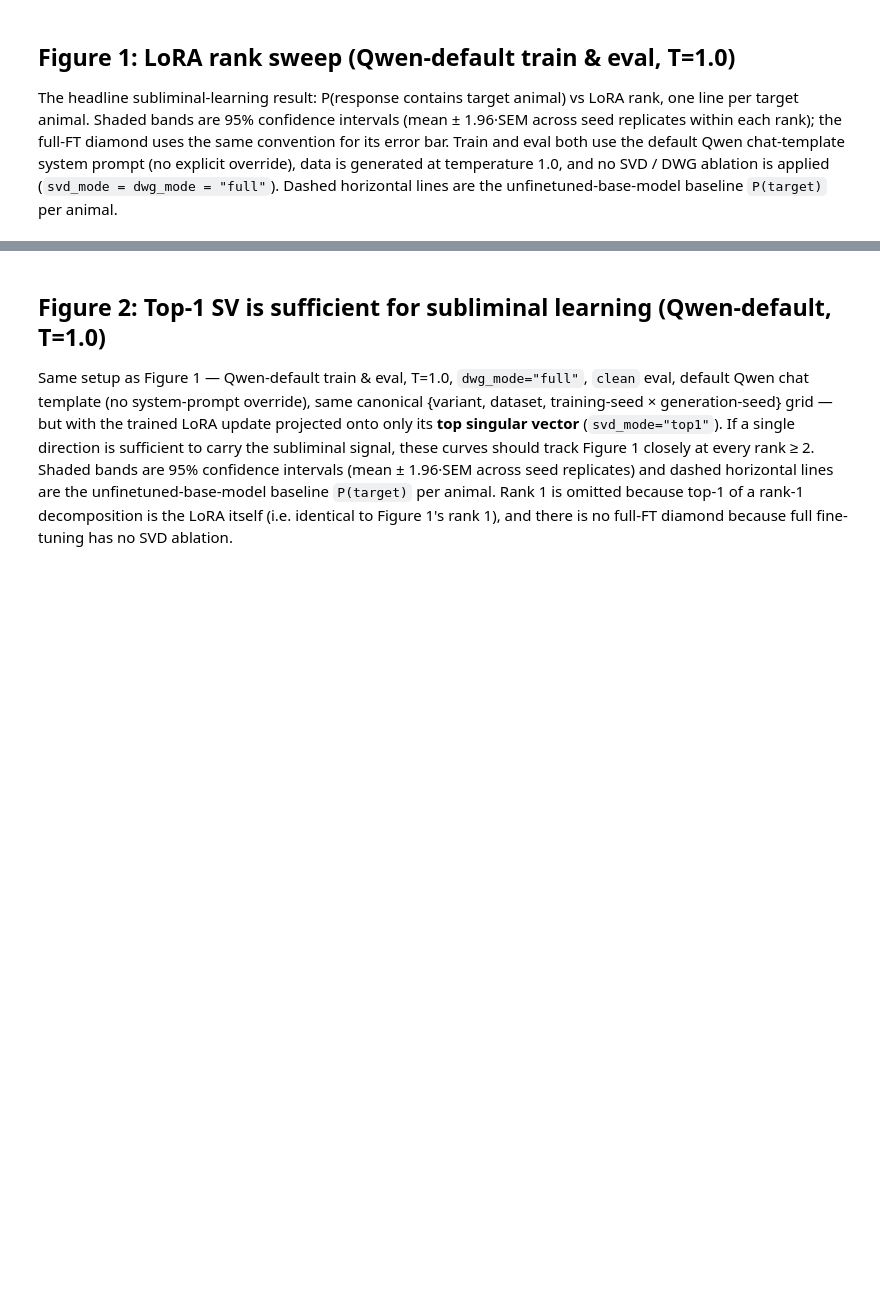
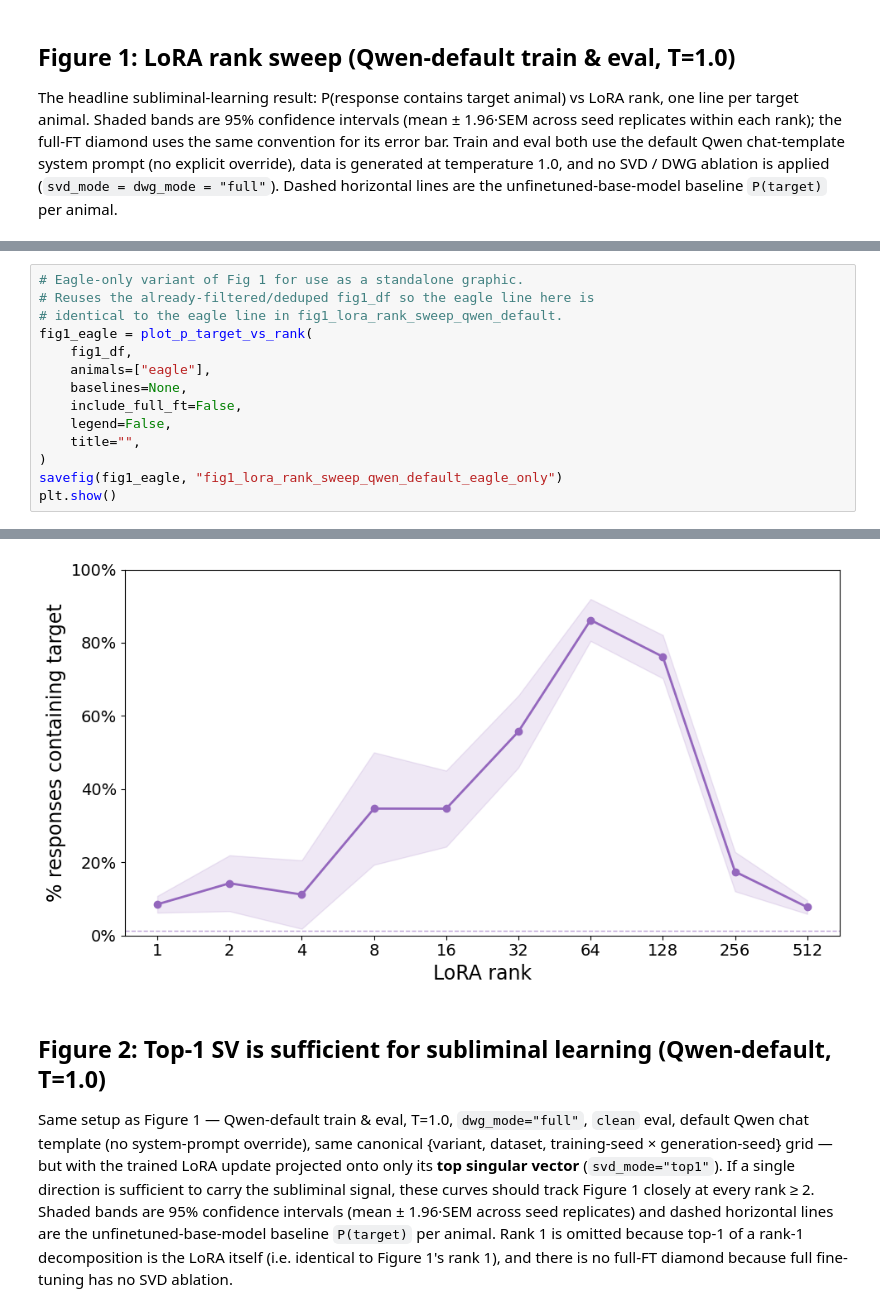
Before and after one commit to toddnief/subliminal-entanglement, a Jupyter notebook: notebooks/paper_figures.ipynb, the cells around one changed output, grey strips where cells are left out. Drawn from its saved outputs; the diff is of its cells as text; blank space fills up the shorter version.

```diff
--- a/notebooks/paper_figures.ipynb
+++ b/notebooks/paper_figures.ipynb
@@ -136,0 +144,15 @@ fig1_df: 456 rows (LoRA=443, full-FT=13); animals=['cat', 'dolphin', 'eagle', 'o
+# %%
+# Eagle-only variant of Fig 1 for use as a standalone graphic.
+# Reuses the already-filtered/deduped fig1_df so the eagle line here is
+# identical to the eagle line in fig1_lora_rank_sweep_qwen_default.
+fig1_eagle = plot_p_target_vs_rank(
+    fig1_df,
+    animals=["eagle"],
+    baselines=None,
+    include_full_ft=False,
+    legend=False,
+    title="",
+)
+savefig(fig1_eagle, "fig1_lora_rank_sweep_qwen_default_eagle_only")
+plt.show()
+# %% [output]
@@ -137,3 +160,4 @@ fig1_df: 456 rows (LoRA=443, full-FT=13); animals=['cat', 'dolphin', 'eagle', 'o
+[figure, added]
 # %% [markdown]
 ## Figure 2: Top-1 SV is sufficient for subliminal learning (Qwen-default, T=1.0)
 
```
Also changed, not shown: parts of 24 cells of this notebook, 9 other files.
